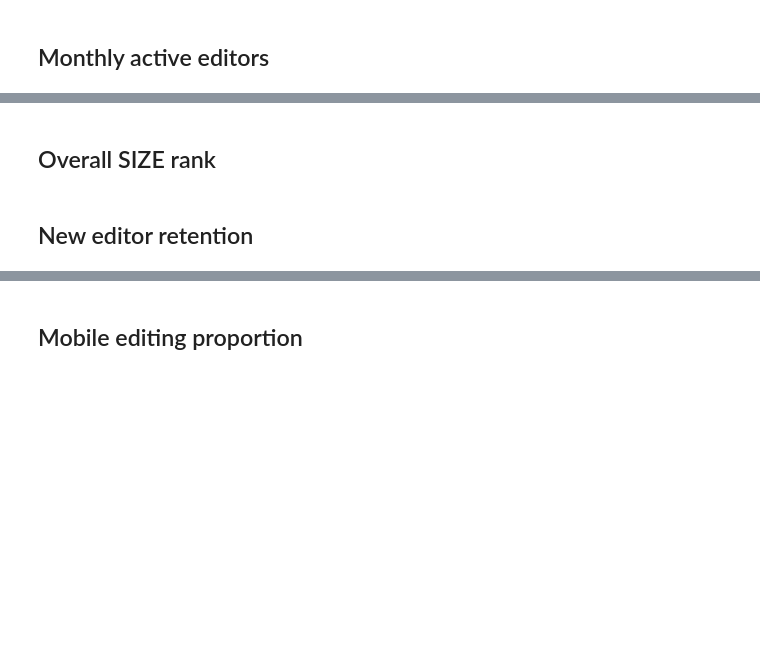
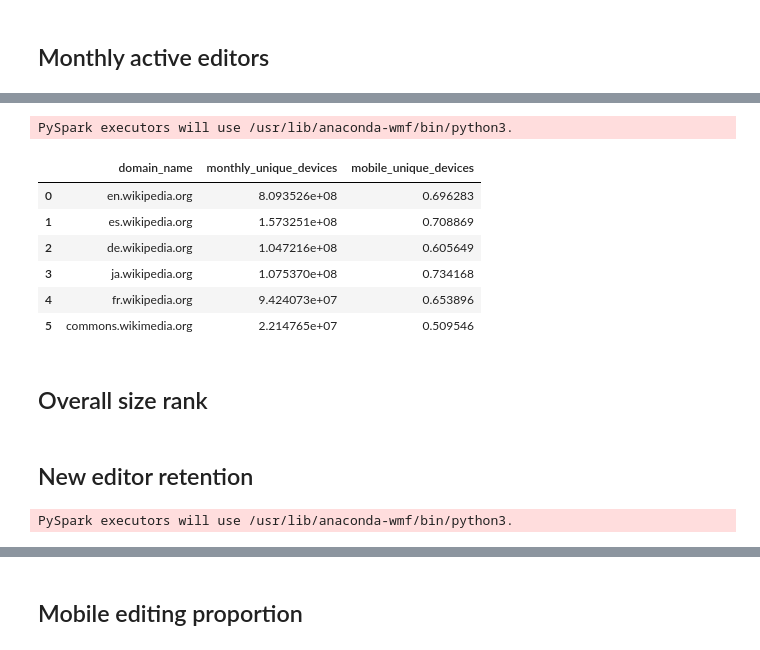
Before and after one commit to wikimedia-research/wiki-comparison, a Jupyter notebook: data-collection/data-collection.ipynb, the cells around one changed output, grey strips where cells are left out. Drawn from its saved outputs; the diff is of its cells as text; code cells hidden in the pictures; blank space fills up the shorter version.

```diff
--- a/data-collection/data-collection.ipynb
+++ b/data-collection/data-collection.ipynb
@@ -127 +149,47 @@ top_10(mud, "monthly_unique_devices")
+# %%
+ud = wmf.spark.run("""
+SELECT
+    -- Strip mobile subdomains so mobile and desktop sites are combined.
+    REGEXP_REPLACE(
+        REGEXP_REPLACE(
+            -- The canonical domains for Wikidata and MediaWiki.org start with `www`, which
+            -- gets _replaced_ by the mobile subdomain. Combine the two possibilites for each site.
+            REGEXP_REPLACE(
+                REGEXP_REPLACE(domain, "^m\\\\.wikidata", "www.wikidata"),
+            "^m\\\\.mediawiki", "www.mediawiki"),
+        "^m\\\\.", ""),
+    "\\\\.m\\\\.", ".") AS domain_name,
+    SUM(uniques_estimate) / 12 AS monthly_unique_devices,
+    SUM(IF(
+        (domain REGEXP "^m\\\\." OR  domain REGEXP "\\\\.m\\\\."),
+        uniques_estimate,
+        0
+    )) / SUM(uniques_estimate) AS mobile_unique_devices
+FROM wmf.unique_devices_per_domain_monthly
+WHERE
+    CONCAT(year, LPAD(month, 2, "0")) >= "{pv_start}"
+    AND CONCAT(year, LPAD(month, 2, "0")) < "{pv_end}"
+GROUP BY
+    REGEXP_REPLACE(
+        REGEXP_REPLACE(
+            -- The canonical domains for Wikidata and MediaWiki.org start with `www`, which
+            -- gets _replaced_ by the mobile subdomain. Combine the two possibilites for each site.
+            REGEXP_REPLACE(
+                REGEXP_REPLACE(domain, "^m\\\\.wikidata", "www.wikidata"),
+            "^m\\\\.mediawiki", "www.mediawiki"),
+        "^m\\\\.", ""),
+    "\\\\.m\\\\.", ".")
+""".format(**query_vars))
+# %% [output]
+PySpark executors will use /usr/lib/anaconda-wmf/bin/python3.
+# %%
+check(ud, index_col="domain_name")
+# %% [output]
+|  | domain_name | monthly_unique_devices | mobile_unique_devices |
+| 0 | en.wikipedia.org | 8.093526e+08 | 0.696283 |
+| 1 | es.wikipedia.org | 1.573251e+08 | 0.708869 |
+| 2 | de.wikipedia.org | 1.047216e+08 | 0.605649 |
+| 3 | ja.wikipedia.org | 1.075370e+08 | 0.734168 |
+| 4 | fr.wikipedia.org | 9.424073e+07 | 0.653896 |
+| 5 | commons.wikimedia.org | 2.214765e+07 | 0.509546 |
 # %%
@@ -129,3 +197,3 @@ merge_in(mud, on="domain_name")
 # %% [markdown]
-## Overall SIZE rank
+## Overall size rank
 # %%
@@ -138,5 +206,8 @@ wikis["overall_SIZE_rank"] = rank
 with open("queries/new_editor_retention.hql") as f:
     q = f.read()
 
-ner = wmf.hive.run(
-    q.format(start = "{ner_start}", end = "{ner_end}").format(**query_vars))
+ner = wmf.spark.run(
+    q.format(**query_vars)
+)
+# %% [output]
+PySpark executors will use /usr/lib/anaconda-wmf/bin/python3.
```
Also changed, not shown: parts of 96 cells of this notebook, 2 other files.
